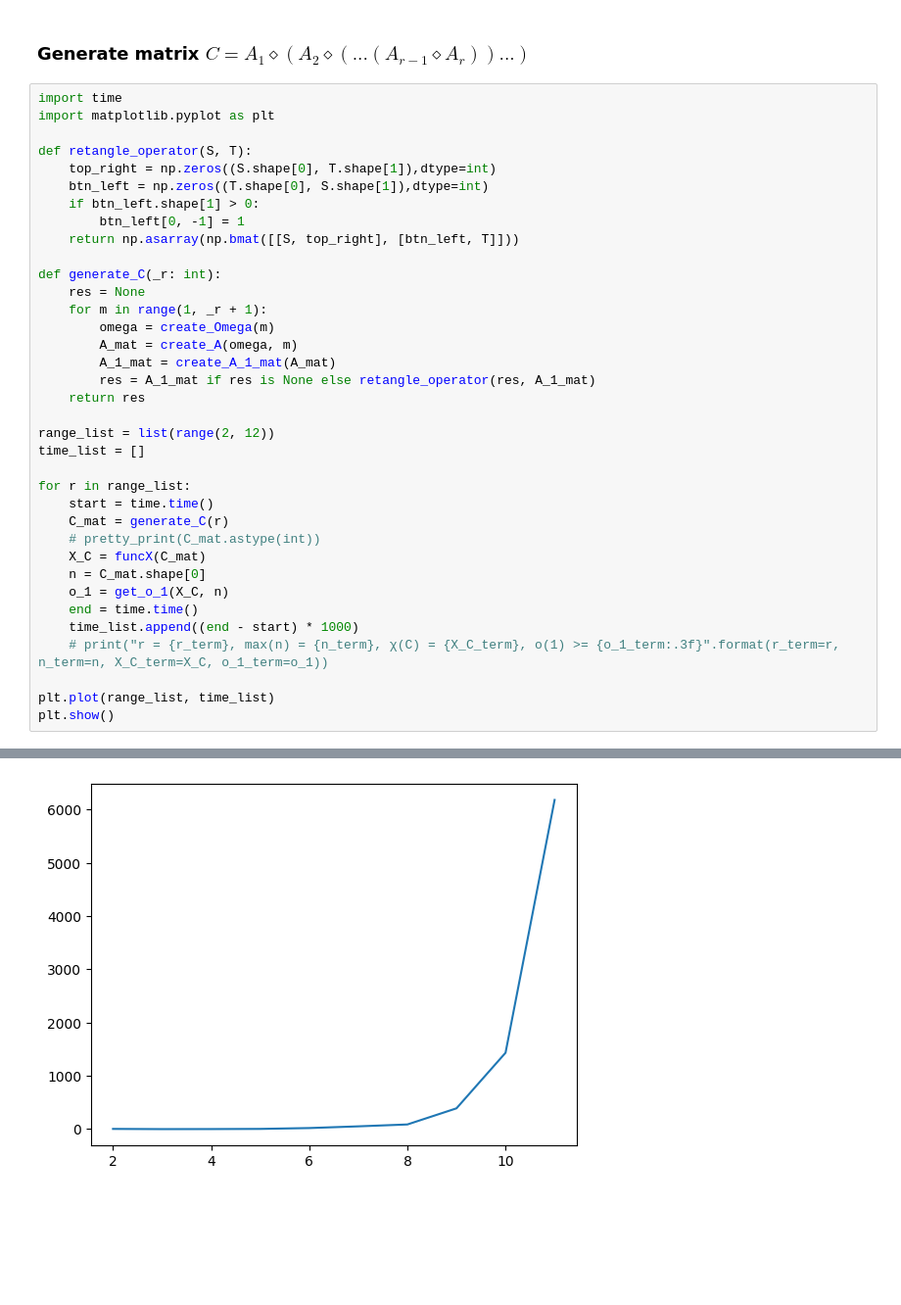
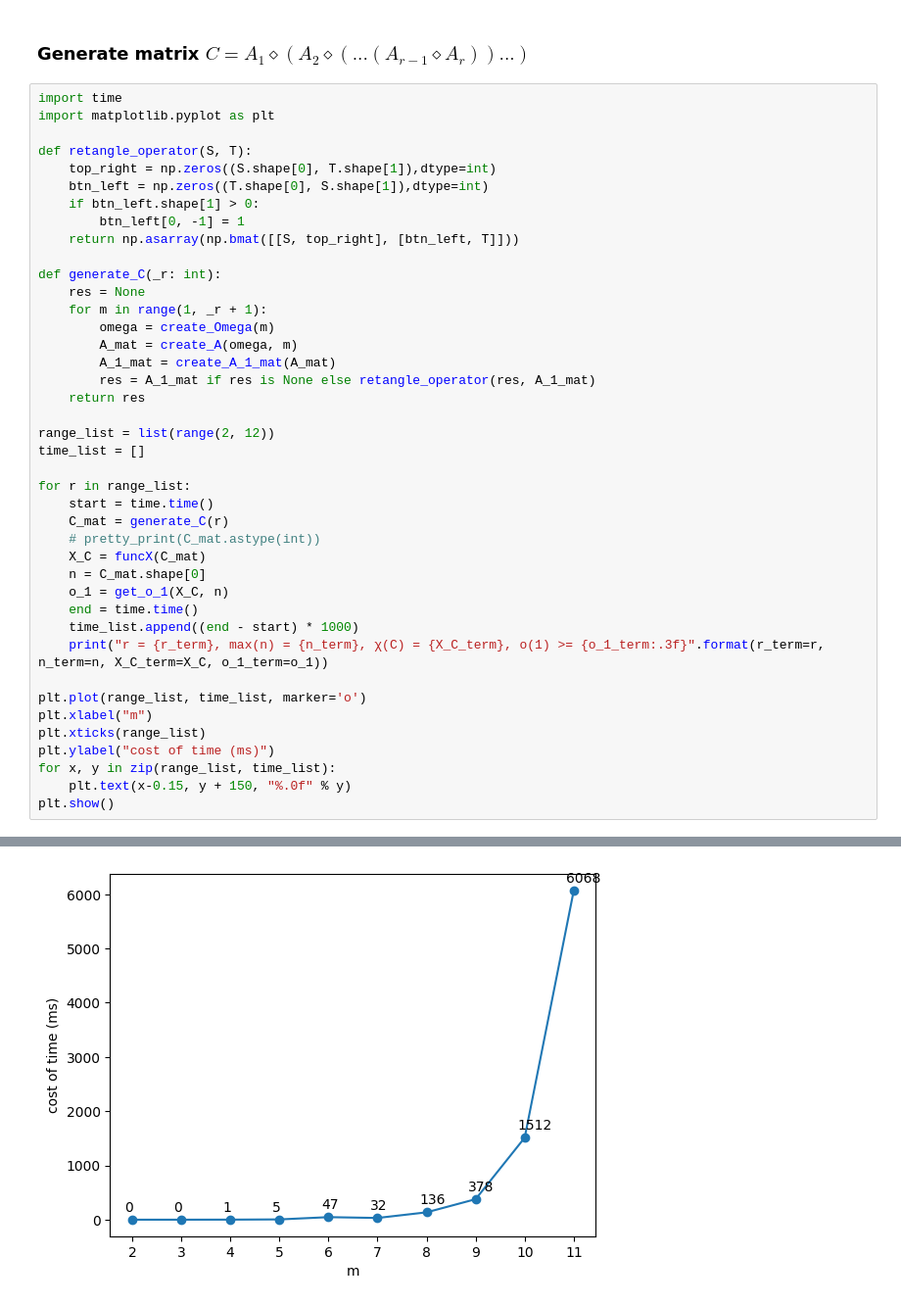
Before and after one commit to HanhengHe/GradProject, a Jupyter notebook: gradproj.ipynb, the cells around one changed output, grey strips where cells are left out. Shown at 98% size. Cells and saved outputs as stored; diff of their text form; blank space fills up the shorter version.

```diff
--- a/gradproj.ipynb
+++ b/gradproj.ipynb
@@ -354,8 +348,13 @@ for r in range_list:
     o_1 = get_o_1(X_C, n)
     end = time.time()
     time_list.append((end - start) * 1000)
-    # print("r = {r_term}, max(n) = {n_term}, χ(C) = {X_C_term}, o(1) >= {o_1_term:.3f}".format(r_term=r, n_term=n, X_C_term=X_C, o_1_term=o_1))
+    print("r = {r_term}, max(n) = {n_term}, χ(C) = {X_C_term}, o(1) >= {o_1_term:.3f}".format(r_term=r, n_term=n, X_C_term=X_C, o_1_term=o_1))
 
-plt.plot(range_list, time_list)
+plt.plot(range_list, time_list, marker='o')
+plt.xlabel("m")
+plt.xticks(range_list)
+plt.ylabel("cost of time (ms)")
+for x, y in zip(range_list, time_list):
+    plt.text(x-0.15, y + 150, "%.0f" % y)
 plt.show()
 # %% [output]
@@ -362 +371 @@ plt.show()
-[figure, old version]
+[figure, new version]
```
Also changed, not shown: parts of 3 cells of this notebook, 14 other files.
